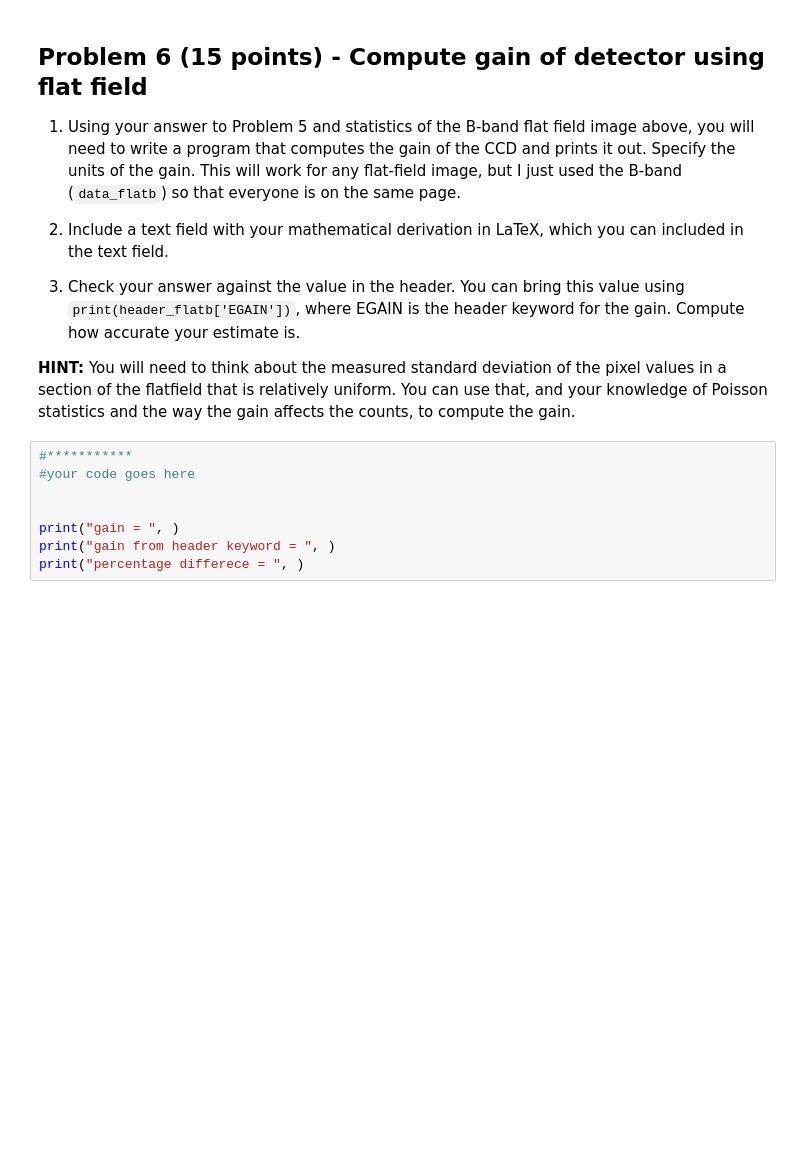
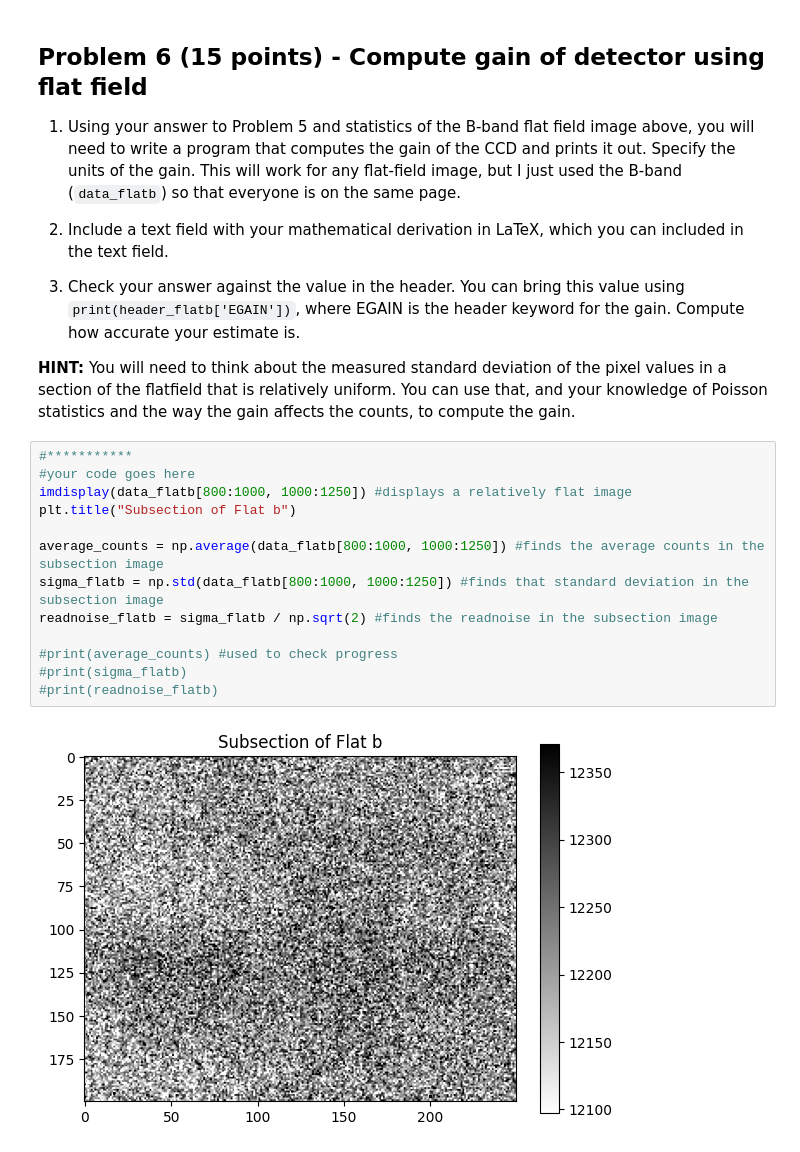
Before and after one commit to madeline-evenson/CCD_Characterization_student, a Jupyter notebook: characterize_CCD_student.ipynb, the cells around one changed output. Saved outputs shown, nothing was run; the diff lists cells and outputs as text; blank space fills up the shorter version.

```diff
--- a/characterize_CCD_student.ipynb
+++ b/characterize_CCD_student.ipynb
@@ -212,11 +216,18 @@ put answer to part 2 and 3 here:
 3. Check your answer against the value in the header.  You can bring this value using `print(header_flatb['EGAIN'])`, where EGAIN is the header keyword for the gain.  Compute how accurate your estimate is.
 
 **HINT:** You will need to think about the measured standard deviation of the pixel values in a section of the flatfield that is relatively uniform.  You can use that, and your knowledge of Poisson statistics and the way the gain affects the counts, to compute the gain.
-# %%
-#***********
-#your code goes here
-
-
-print("gain = ", )
-print("gain from header keyword = ", )
-print("percentage differece = ", )
+# %%
+#***********
+#your code goes here
+imdisplay(data_flatb[800:1000, 1000:1250]) #displays a relatively flat image
+plt.title("Subsection of Flat b")
+
+average_counts = np.average(data_flatb[800:1000, 1000:1250]) #finds the average counts in the subsection image
+sigma_flatb = np.std(data_flatb[800:1000, 1000:1250]) #finds that standard deviation in the subsection image
+readnoise_flatb = sigma_flatb / np.sqrt(2) #finds the readnoise in the subsection image
+
+#print(average_counts) #used to check progress
+#print(sigma_flatb)
+#print(readnoise_flatb)
+# %% [output]
+[figure, added]
```
Also changed, not shown: parts of 10 cells of this notebook.
